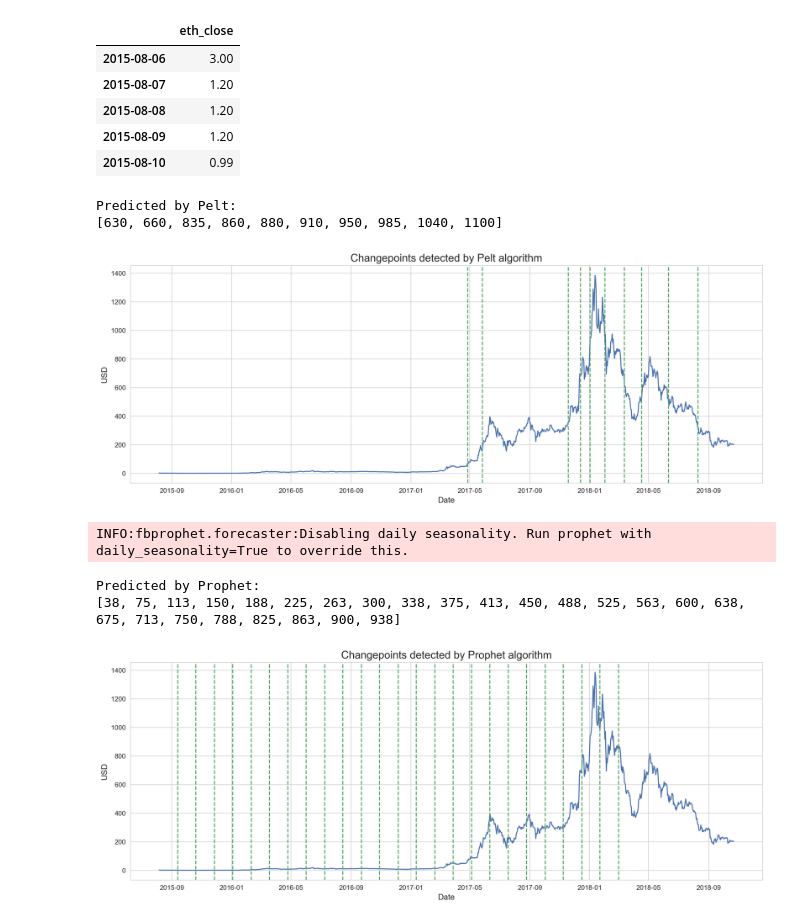
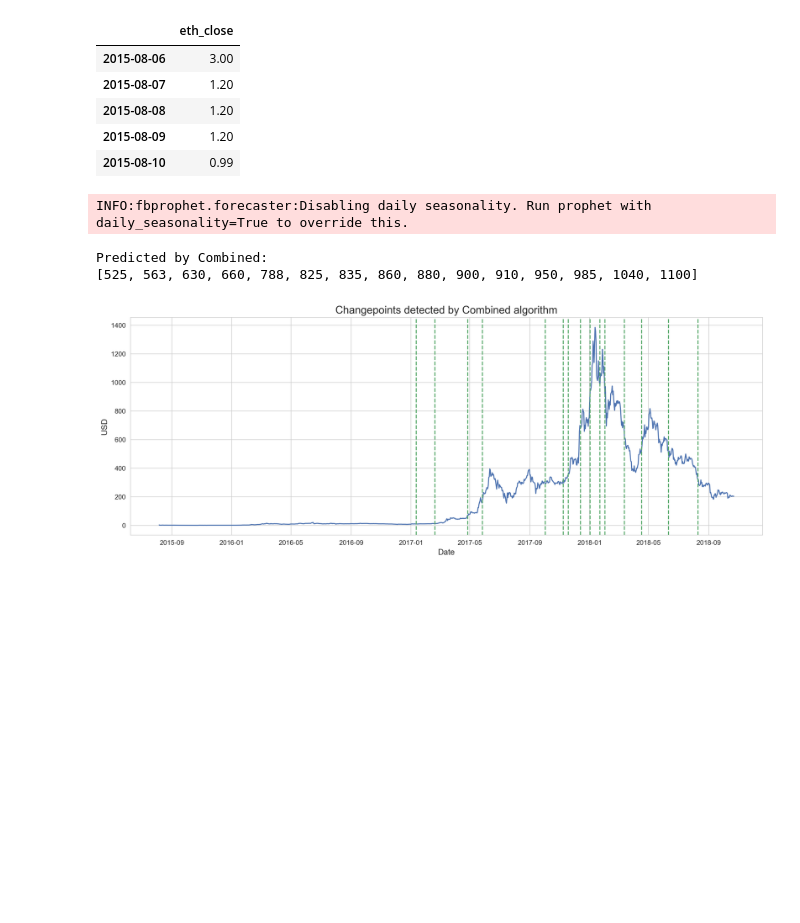
Before and after one commit to brianmcguckin/cryptocurrency_time_series, a Jupyter notebook: tsa_eth/changepoint_analysis.ipynb, the cells around one changed output. Drawn from its saved outputs; the diff is of its cells as text; code cells hidden in the pictures; blank space fills up the shorter version.

```diff
--- a/tsa_eth/changepoint_analysis.ipynb
+++ b/tsa_eth/changepoint_analysis.ipynb
@@ -62,13 +121,9 @@ ts.head()
 | 2015-08-09 | 1.20 |
 | 2015-08-10 | 0.99 |
 # %%
-cpts_pelt = get_changepoints(df=ts, algorithm='Pelt', plot=True)
-cpts_prophet = get_changepoints(df=ts, algorithm='Prophet', plot=True)
+cpts = get_changepoints(df=ts, algorithm='Combined', plot=True)
 # %% [output]
-Predicted by Pelt:
-[630, 660, 835, 860, 880, 910, 950, 985, 1040, 1100]
+INFO:fbprophet.forecaster:Disabling daily seasonality. Run prophet with daily_seasonality=True to override this.
+Predicted by Combined:
+[525, 563, 630, 660, 788, 825, 835, 860, 880, 900, 910, 950, 985, 1040, 1100]
-[figure, old version]
+[figure, new version]
-INFO:fbprophet.forecaster:Disabling daily seasonality. Run prophet with daily_seasonality=True to override this.
-Predicted by Prophet:
-[38, 75, 113, 150, 188, 225, 263, 300, 338, 375, 413, 450, 488, 525, 563, 600, 638, 675, 713, 750, 788, 825, 863, 900, 938]
-[figure, removed]
```
Also changed, not shown: parts of 3 cells of this notebook.
